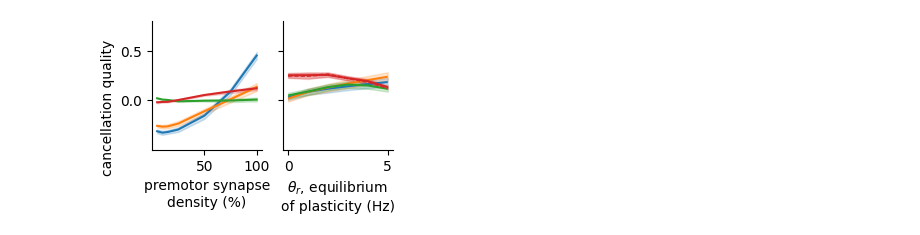
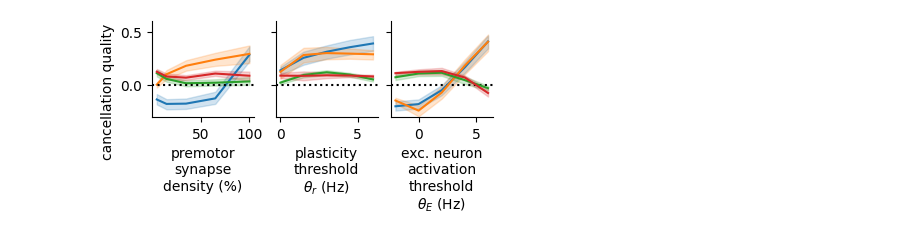
Before and after one commit to gongziyida/vocal-error-network, a Jupyter notebook: robustness_tests/robustness.ipynb, the cells around one changed output. Drawn from its saved outputs; the diff is of its cells as text; code cells hidden in the pictures.

```diff
--- a/robustness_tests/robustness.ipynb
+++ b/robustness_tests/robustness.ipynb
@@ -26,22 +7,35 @@ df_th['quality_cancel'] = [quality_cancel_func(i, j) for i,j in aux]
-# %%
-aux = zip(df_cW['TS_similarity_pre'], df_cW['TS_similarity_post'])
-df_cW['quality_cancel'] = [quality_cancel_func(i, j) for i,j in aux]
+# %%
+quality_cancel_func = lambda pre, post: (np.mean(pre) - np.mean(post))
+
+def load(test_var):
+    with open('../results/robustness_exp_%s.pkl' % test_var, 'rb') as f:
+        df = pickle.load(f)
+    df = pd.DataFrame(df)
+    aux = zip(df['TS_similarity_pre'], df['TS_similarity_post'])
+    df['quality_cancel'] = [quality_cancel_func(i, j) for i,j in aux]
+    return df
+# %%
+df_cW = load('cW')
+df_cW.loc[:,'cW'] *= 100
+df_thr = load('plasticity_th')
+df_thE = load('thE')
 # %%
-fig, ax = plt.subplots(1, 2, sharey='all', figsize=(3, 2))
+fig, ax = plt.subplots(1, 3, sharey='all', figsize=(4, 2))
 hue_order = ['FF', 'HVC2E', 'E2E', 'E2I2E']
 sns.lineplot(data=df_cW, x='cW', y='quality_cancel',
              hue='model', hue_order=hue_order, legend=False, ax=ax[0])
-labels = ('Feedforward', 'EI net (premotor$\\to$E)', 'EI net (E$\\to$E)', r'EI net (E$\to$I$\to$E)')
-ax[0].set(ylabel='cancellation quality'+' '*10, xlabel='premotor synapse\ndensity (%)',
-          yticks=[0, 0.5], ylim=[-0.5, 0.8])
+for a in ax:
+    a.axhline(0, c='k', ls=':')
+ax[0].set(ylabel='cancellation quality'+' '*10, xlabel='premotor\nsynapse\ndensity (%)',
+          yticks=[0, 0.5], ylim=[-0.3, 0.6])
 
-hue_order = ['FF', 'HVC2E', 'E2E', 'E2I2E_thI5', 'E2I2E_thI10']
-sns.lineplot(data=df_th, x='th', y='quality_cancel',
-             hue='model', hue_order=hue_order, palette=['C%d' % i for i in range(4)]+['C3'],
-             style='model', style_order=hue_order, dashes=[(1,0)]*4+[(2,1)],
-             legend=False, ax=ax[1])
-labels = ('Feedforward', 'EI net (premotor$\\to$E)', 'EI net (E$\\to$E)', r'EI net (E$\to$I$\to$E)')
-ax[1].set(xlabel='$\\theta_r$, equilibrium\nof plasticity (Hz)')
-fig.savefig('../svg/quality_cancel_%s_input.svg' % INPUT)
+sns.lineplot(data=df_thr, x='plasticity_th', y='quality_cancel',
+             hue='model', hue_order=hue_order, legend=False, ax=ax[1])
+ax[1].set(xlabel='plasticity\nthreshold\n$\\theta_r$ (Hz)')
+
+sns.lineplot(data=df_thE, x='thE', y='quality_cancel',
+             hue='model', hue_order=hue_order, legend=False, ax=ax[2])
+ax[2].set(xlabel='exc. neuron\nactivation\nthreshold\n$\\theta_E$ (Hz)')
+fig.savefig('../svg/quality_cancel_realistic_input.svg')
 # %% [output]
-[figure, old version]
+[figure, new version]
```
Also changed, not shown: parts of 8 cells of this notebook, 18 other files.
